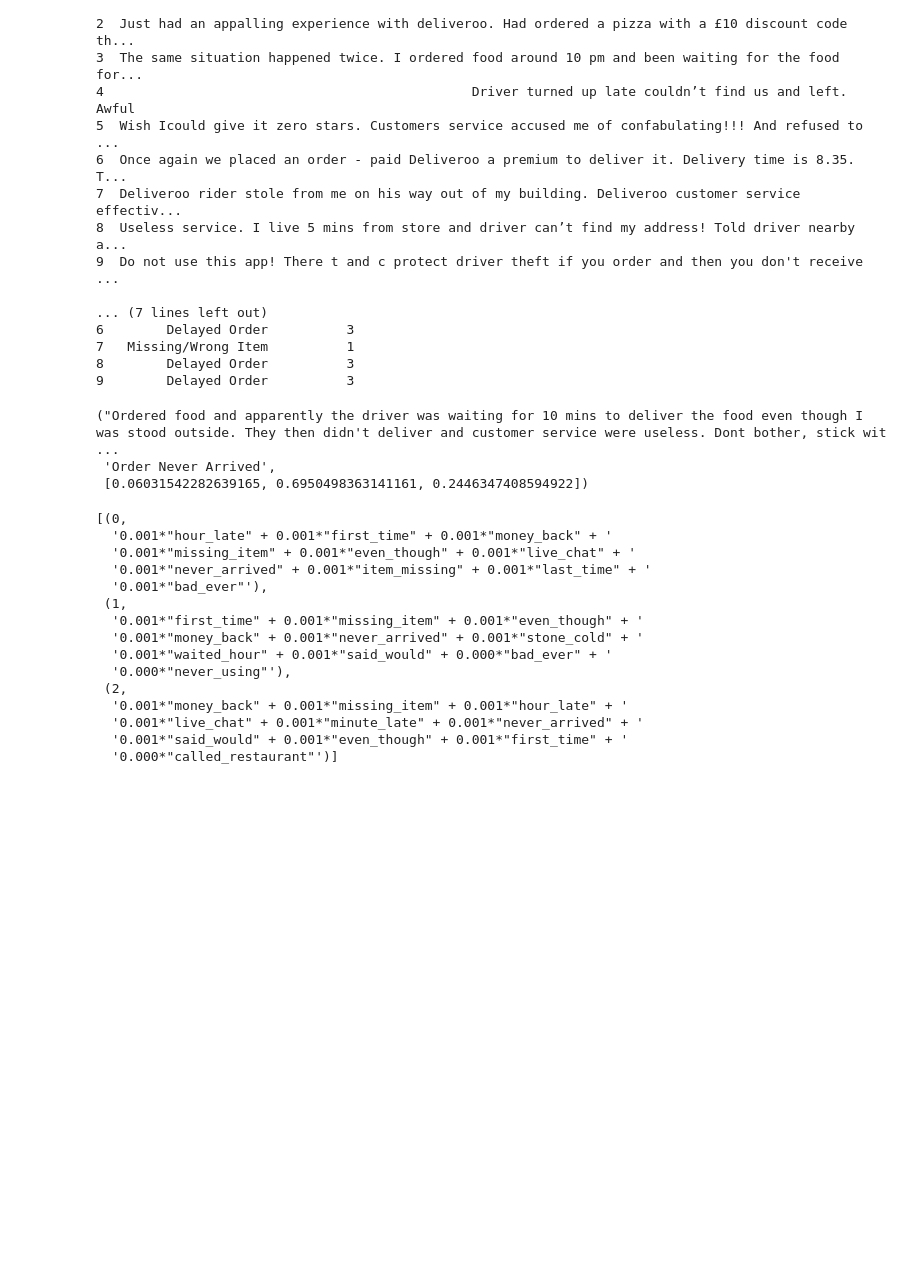
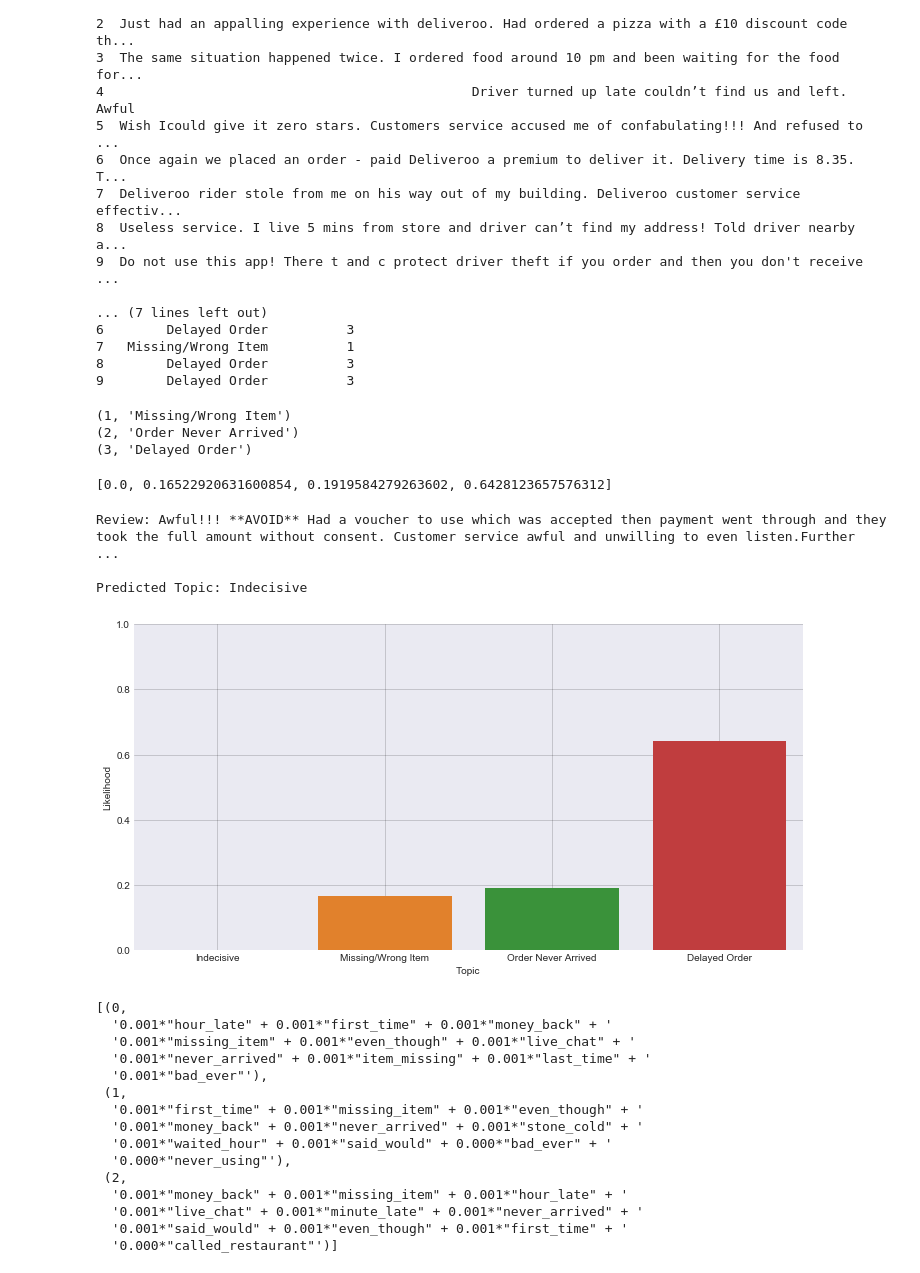
Before and after one commit to gpsyrou/Text_Analysis_of_Consumer_Reviews, a Jupyter notebook: jupyter_notebook/reviews.ipynb, the cells around one changed output. Saved outputs shown, nothing was run; the diff lists cells and outputs as text; code cells hidden in the pictures; blank space fills up the shorter version.

Commit message:
add function to produce summary by specific review

```diff
--- a/jupyter_notebook/reviews.ipynb
+++ b/jupyter_notebook/reviews.ipynb
@@ -610,7 +610,10 @@ Therefore we can see that the algorithm has identified the following 3 topics:
 # %%
 topic_to_review_distribution = lda_model.transform(cv)
 # %%
-def assignTopic(topic_probs: List[float], threshold=0.65) -> int:
+def assign_topic(topic_probs: List[float], threshold=0.65) -> int:
+    """ Assign a topic to a review based on the topic with the highest probability.
+    If no topic probability exceeds threshold, no assignment is being completed.
+    """
     max_likelihood = np.max(topic_probs)
     if threshold <= max_likelihood:
         max_topic_idx = np.argmax(topic_probs)
@@ -622,11 +625,14 @@ def assignTopic(topic_probs: List[float], threshold=0.65) -> int:
     else:
         return 0
 # %%
-topics_map = {0: 'Indecisive', 1: 'Missing/Wrong Item',  2: 'Order Never Arrived', 3: 'Delayed Order'}
+topics_map = {0: 'Indecisive',
+              1: 'Missing/Wrong Item',
+              2: 'Order Never Arrived',
+              3: 'Delayed Order'}
 # %%
 reviews_df['Topic_Likelihood'] = topic_to_review_distribution.tolist()
 # %%
-reviews_df['Topic_Num'] = reviews_df['Topic_Likelihood'].apply(lambda row: assignTopic(row))
+reviews_df['Topic_Num'] = reviews_df['Topic_Likelihood'].apply(lambda row: assign_topic(row))
 # %%
 reviews_df['Topic'] = reviews_df['Topic_Num'].apply(lambda row: topics_map[row])
 # %%
@@ -650,12 +656,41 @@ with pd.option_context('display.max_colwidth', 100):
 7   Missing/Wrong Item          1
 8        Delayed Order          3
 9        Delayed Order          3
+# %%
+for i in zip(list(topics_map.keys())[1:], list(topics_map.values())[1:]): print(i)
+# %% [output]
+(1, 'Missing/Wrong Item')
+(2, 'Order Never Arrived')
+(3, 'Delayed Order')
 # %%
-reviews_df['Review'].iloc[0], reviews_df['Topic'].iloc[0], reviews_df['Topic_Likelihood'].iloc[0]
+[0.0] + reviews_df['Topic_Likelihood'].iloc[40]
 # %% [output]
-("Ordered food and apparently the driver was waiting for 10 mins to deliver the food even though I was stood outside. They then didn't deliver and customer service were useless. Dont bother, stick wit ...
- 'Order Never Arrived',
- [0.06031542282639165, 0.6950498363141161, 0.2446347408594922])
+[0.0, 0.16522920631600854, 0.1919584279263602, 0.6428123657576312]
+# %%
+def get_review_summary(input_df: pd.DataFrame,
+                       rev_idx: int,
+                       topics_map=topics_map):
+
+    print('\x1b[1;30m' + 'Review: ' + '\x1b[0m' + input_df['Review'].iloc[rev_idx] + '\n')
+    print('\x1b[1;30m' + 'Predicted Topic: ' + '\x1b[0m' + input_df['Topic'].iloc[rev_idx] + '\n')
+
+    topic_to_likelihood = list(zip(list(topics_map.keys()),
+                                   list(topics_map.values()),
+                                   [0.0] + input_df['Topic_Likelihood'].iloc[rev_idx]))
+    l_df = pd.DataFrame(topic_to_likelihood, columns = ['Topic_Num', 'Topic', 'Likelihood'])
+
+    plt.figure(figsize=(12, 6))
+    sns.barplot(x='Topic', y='Likelihood', data=l_df)
+    plt.ylim(0, 1.0)
+    plt.grid(True, alpha=0.2, linestyle='-', color='black')
+    plt.show()
+# %%
+get_review_summary(input_df=reviews_df, rev_idx=40, topics_map=topics_map)
+# %% [output]
+Review: Awful!!! **AVOID** Had a voucher to use which was accepted then payment went through and they took the full amount without consent. Customer service awful and unwilling to even listen.Further  ...
+
+Predicted Topic: Indecisive
+[figure, added]
 # %%
 # Gensim
 from pprint import pprint
```
Also changed, not shown: parts of 12 cells of this notebook.
